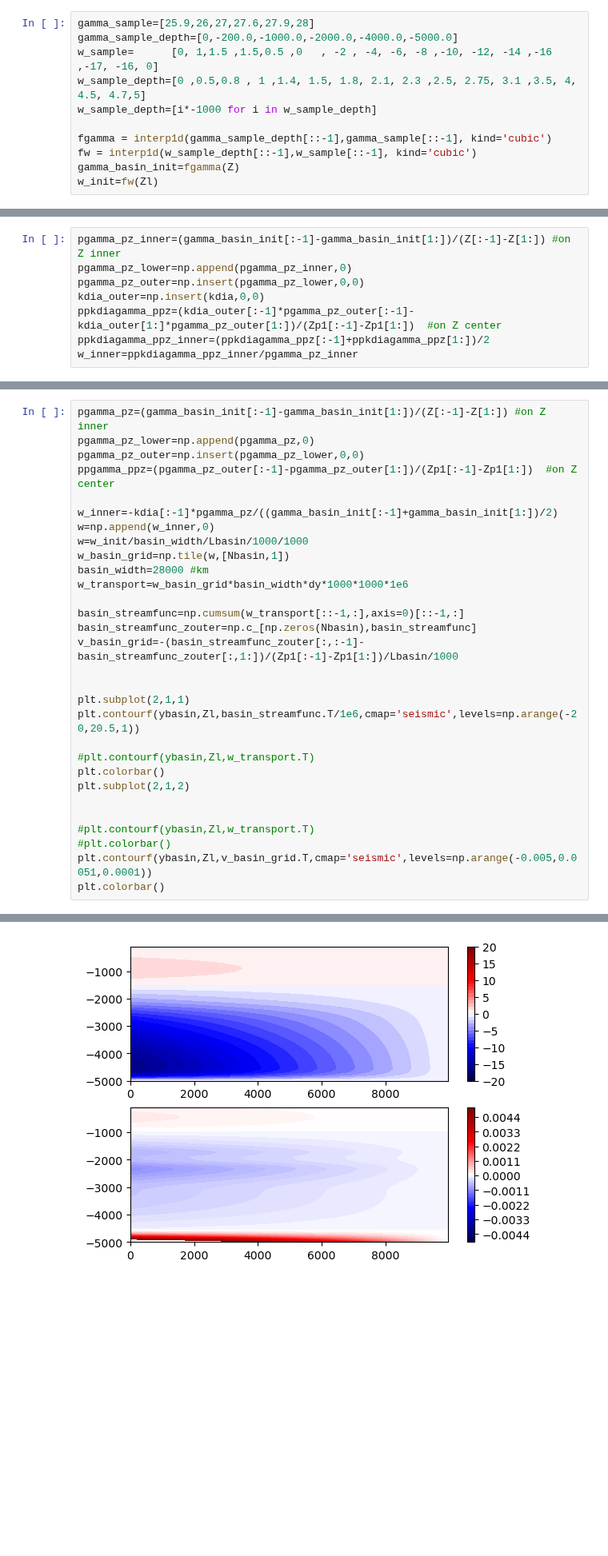
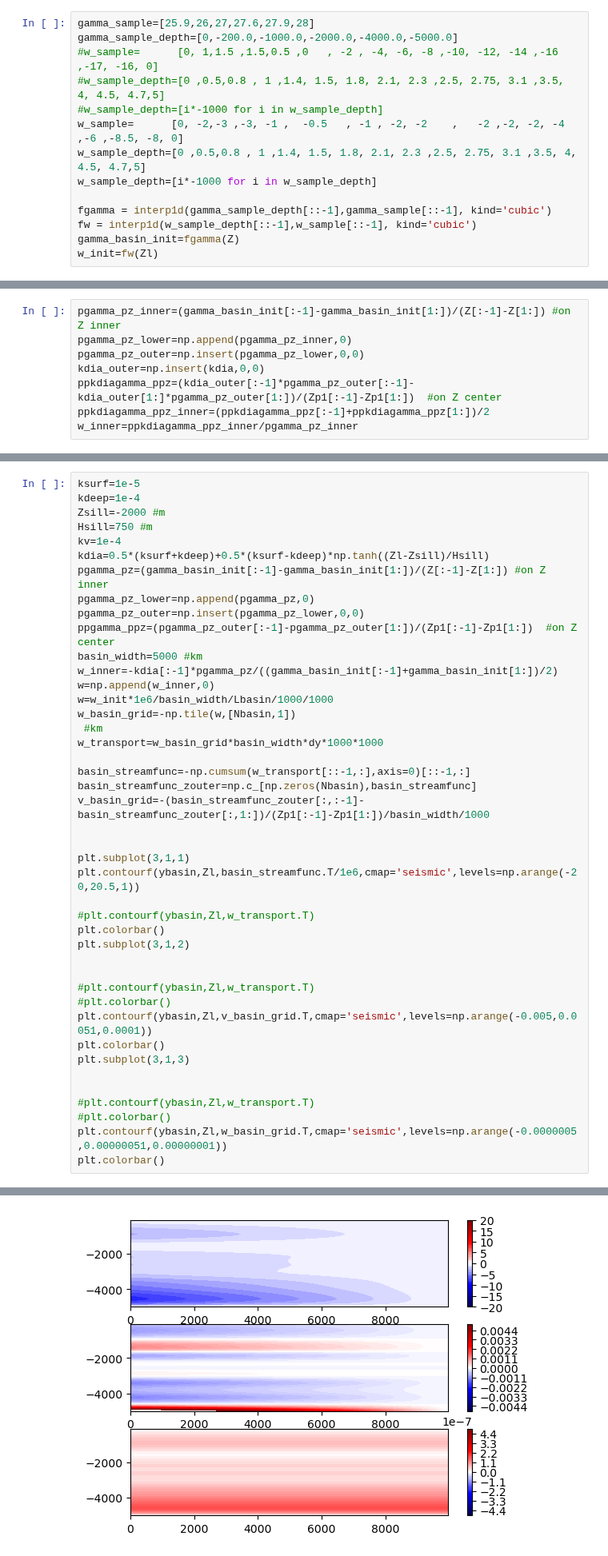
Before and after one commit to anthony-meza/test_age_framework, a Jupyter notebook: advection_diffusion_example.ipynb, the cells around one changed output, grey strips where cells are left out. Shown at 80% size. Cells and saved outputs as stored; diff of their text form; blank space fills up the shorter version.

```diff
--- a/advection_diffusion_example.ipynb
+++ b/advection_diffusion_example.ipynb
@@ -154,7 +155,10 @@ w_sample_depth
 # %%
 gamma_sample=[25.9,26,27,27.6,27.9,28]
 gamma_sample_depth=[0,-200.0,-1000.0,-2000.0,-4000.0,-5000.0]
-w_sample=      [0, 1,1.5 ,1.5,0.5 ,0   , -2 , -4, -6, -8 ,-10, -12, -14 ,-16 ,-17, -16, 0]
+#w_sample=      [0, 1,1.5 ,1.5,0.5 ,0   , -2 , -4, -6, -8 ,-10, -12, -14 ,-16 ,-17, -16, 0]
+#w_sample_depth=[0 ,0.5,0.8 , 1 ,1.4, 1.5, 1.8, 2.1, 2.3 ,2.5, 2.75, 3.1 ,3.5, 4, 4.5, 4.7,5]
+#w_sample_depth=[i*-1000 for i in w_sample_depth]
+w_sample=      [0, -2,-3 ,-3, -1 ,  -0.5   , -1 , -2, -2    ,   -2 ,-2, -2, -4 ,-6 ,-8.5, -8, 0]
 w_sample_depth=[0 ,0.5,0.8 , 1 ,1.4, 1.5, 1.8, 2.1, 2.3 ,2.5, 2.75, 3.1 ,3.5, 4, 4.5, 4.7,5]
 w_sample_depth=[i*-1000 for i in w_sample_depth]
 
@@ -225,33 +270,46 @@ array([[-7.88804653e-04, -1.10394419e-03, -1.30954186e-03, ...,
 # %%
+ksurf=1e-5
+kdeep=1e-4
+Zsill=-2000 #m
+Hsill=750 #m
+kv=1e-4
+kdia=0.5*(ksurf+kdeep)+0.5*(ksurf-kdeep)*np.tanh((Zl-Zsill)/Hsill)
 pgamma_pz=(gamma_basin_init[:-1]-gamma_basin_init[1:])/(Z[:-1]-Z[1:]) #on Z inner
 pgamma_pz_lower=np.append(pgamma_pz,0)
 pgamma_pz_outer=np.insert(pgamma_pz_lower,0,0)
 ppgamma_ppz=(pgamma_pz_outer[:-1]-pgamma_pz_outer[1:])/(Zp1[:-1]-Zp1[1:])  #on Z center
-
+basin_width=5000 #km
 w_inner=-kdia[:-1]*pgamma_pz/((gamma_basin_init[:-1]+gamma_basin_init[1:])/2)
 w=np.append(w_inner,0)
-w=w_init/basin_width/Lbasin/1000/1000
-w_basin_grid=np.tile(w,[Nbasin,1])
-basin_width=28000 #km
-w_transport=w_basin_grid*basin_width*dy*1000*1000*1e6
+w=w_init*1e6/basin_width/Lbasin/1000/1000
+w_basin_grid=-np.tile(w,[Nbasin,1])
+ #km
+w_transport=w_basin_grid*basin_width*dy*1000*1000
 
-basin_streamfunc=np.cumsum(w_transport[::-1,:],axis=0)[::-1,:]
+basin_streamfunc=-np.cumsum(w_transport[::-1,:],axis=0)[::-1,:]
 basin_streamfunc_zouter=np.c_[np.zeros(Nbasin),basin_streamfunc]
-v_basin_grid=-(basin_streamfunc_zouter[:,:-1]-basin_streamfunc_zouter[:,1:])/(Zp1[:-1]-Zp1[1:])/Lbasin/1000
+v_basin_grid=-(basin_streamfunc_zouter[:,:-1]-basin_streamfunc_zouter[:,1:])/(Zp1[:-1]-Zp1[1:])/basin_width/1000
 
 
-plt.subplot(2,1,1)
+plt.subplot(3,1,1)
 plt.contourf(ybasin,Zl,basin_streamfunc.T/1e6,cmap='seismic',levels=np.arange(-20,20.5,1))
 
 #plt.contourf(ybasin,Zl,w_transport.T)
 plt.colorbar()
-plt.subplot(2,1,2)
+plt.subplot(3,1,2)
 
 
 #plt.contourf(ybasin,Zl,w_transport.T)
 #plt.colorbar()
 plt.contourf(ybasin,Zl,v_basin_grid.T,cmap='seismic',levels=np.arange(-0.005,0.0051,0.0001))
 plt.colorbar()
+plt.subplot(3,1,3)
+
+
+#plt.contourf(ybasin,Zl,w_transport.T)
+#plt.colorbar()
+plt.contourf(ybasin,Zl,w_basin_grid.T,cmap='seismic',levels=np.arange(-0.0000005,0.00000051,0.00000001))
+plt.colorbar()
 # %% [output]
 <matplotlib.colorbar.Colorbar at 0x...>
-[figure, old version]
+[figure, new version]
```
Also changed, not shown: parts of 24 cells of this notebook.
